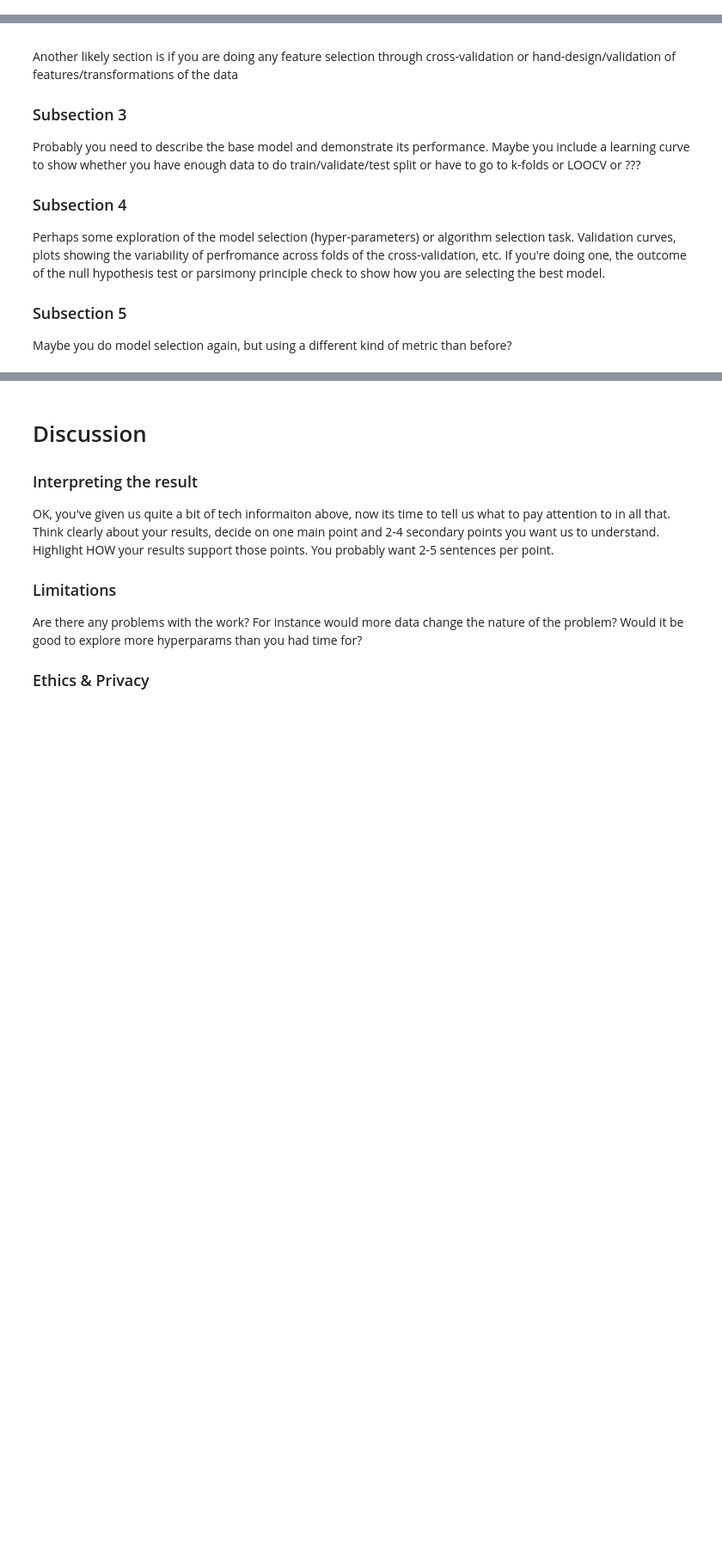
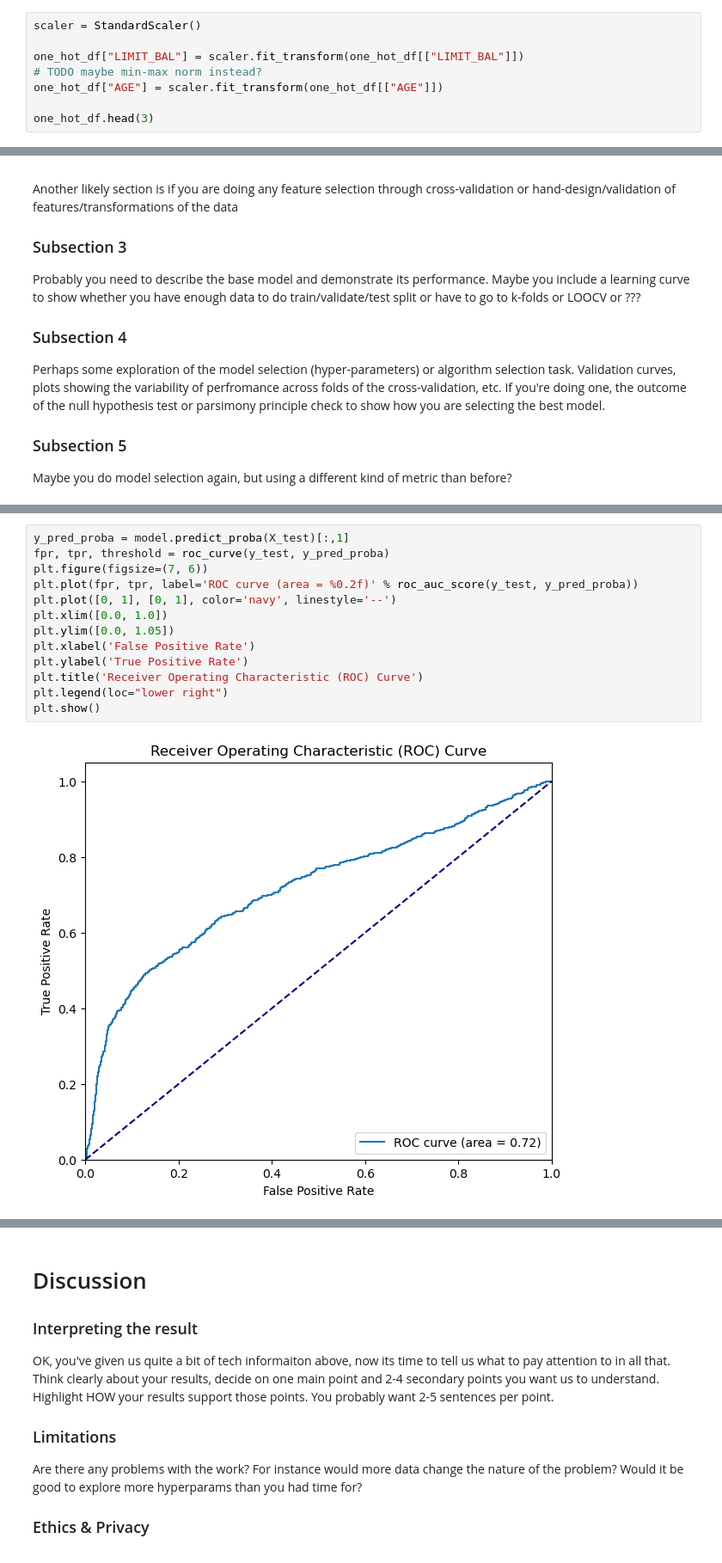
Before and after one commit to COGS118A/Group026-SP23, a Jupyter notebook: FinalProject_Group026-SP23.ipynb, the cells around one changed output, grey strips where cells are left out. Shown at 86% size. Saved outputs shown, nothing was run; the diff lists cells and outputs as text; blank space fills up the shorter version.

```diff
--- a/FinalProject_Group026-SP23.ipynb
+++ b/FinalProject_Group026-SP23.ipynb
@@ -169,0 +188,8 @@ plt.show()
+# %%
+scaler = StandardScaler()
+
+one_hot_df["LIMIT_BAL"] = scaler.fit_transform(one_hot_df[["LIMIT_BAL"]])
+# TODO maybe min-max norm instead?
+one_hot_df["AGE"] = scaler.fit_transform(one_hot_df[["AGE"]])
+
+one_hot_df.head(3)
@@ -197,0 +318,15 @@ Maybe you do model selection again, but using a different kind of metric than be
+# %%
+y_pred_proba = model.predict_proba(X_test)[:,1]
+fpr, tpr, threshold = roc_curve(y_test, y_pred_proba)
+plt.figure(figsize=(7, 6))
+plt.plot(fpr, tpr, label='ROC curve (area = %0.2f)' % roc_auc_score(y_test, y_pred_proba))
+plt.plot([0, 1], [0, 1], color='navy', linestyle='--')
+plt.xlim([0.0, 1.0])
+plt.ylim([0.0, 1.05])
+plt.xlabel('False Positive Rate')
+plt.ylabel('True Positive Rate')
+plt.title('Receiver Operating Characteristic (ROC) Curve')
+plt.legend(loc="lower right")
+plt.show()
+# %% [output]
+[figure, added]
```
Also changed, not shown: parts of 16 cells of this notebook.
